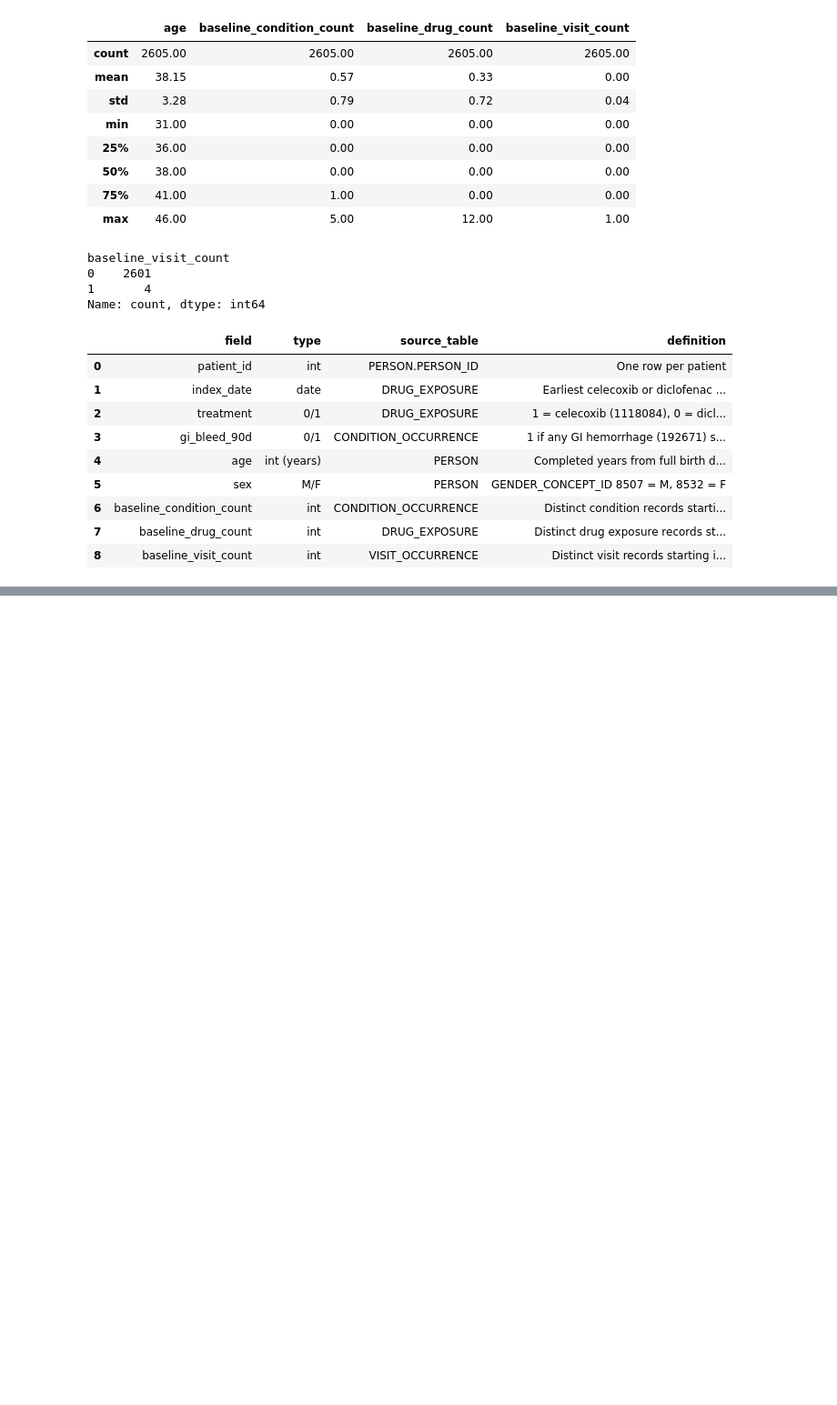
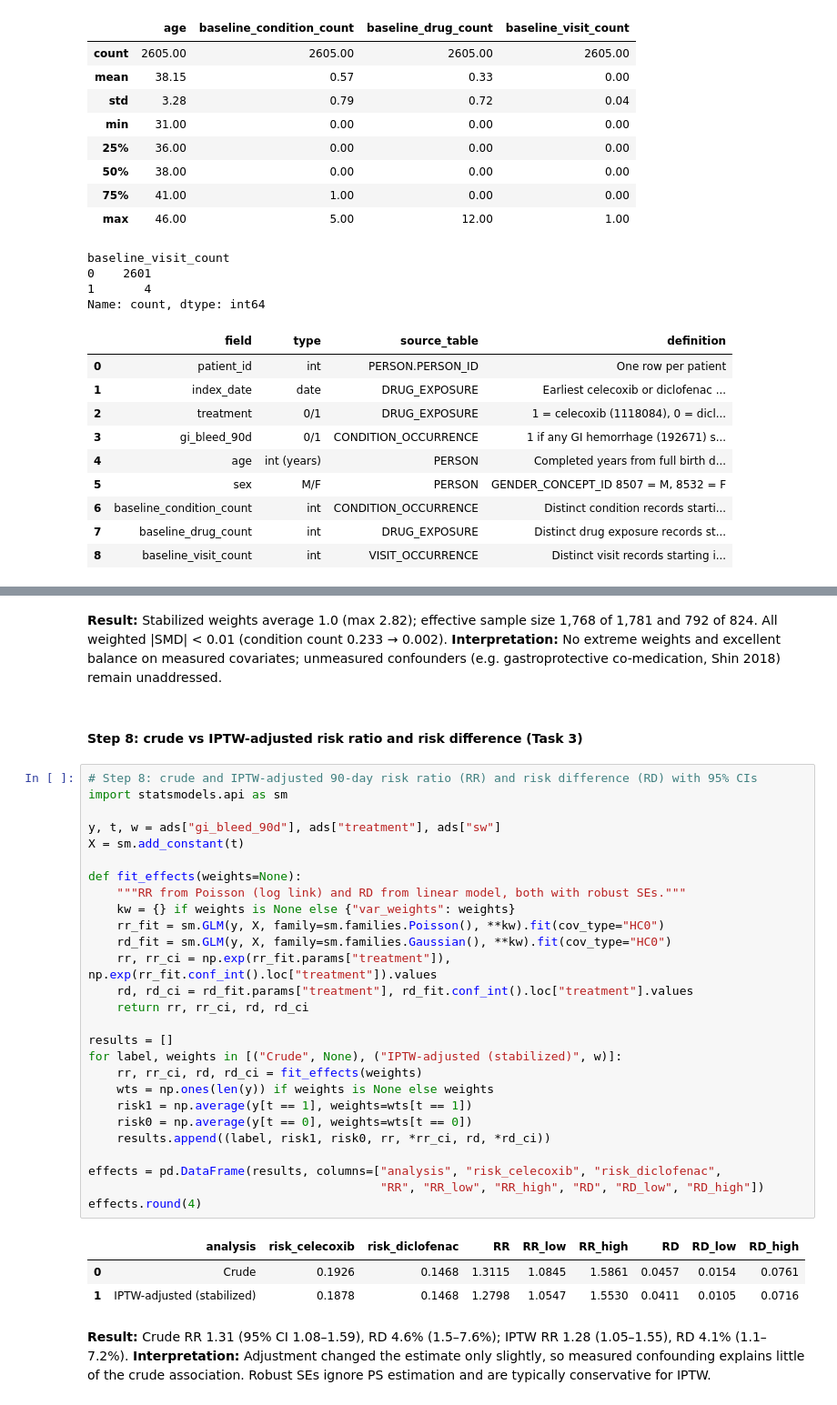
Before and after one commit to mehal-gosalia/gibleed-causal-inference, a Jupyter notebook: gibleed_analysis.ipynb, the cells around one changed output, grey strips where cells are left out. Shown at 91% size. Cells and saved outputs as stored; diff of their text form; blank space fills up the shorter version.

```diff
--- a/gibleed_analysis.ipynb
+++ b/gibleed_analysis.ipynb
@@ -442,0 +593,39 @@ Name: count, dtype: int64
+# %% [markdown]
+**Result:** Stabilized weights average 1.0 (max 2.82); effective sample size 1,768 of 1,781 and 792 of 824. All weighted |SMD| < 0.01 (condition count 0.233 → 0.002).
+**Interpretation:** No extreme weights and excellent balance on measured covariates; unmeasured confounders (e.g. gastroprotective co-medication, Shin 2018) remain unaddressed.
+# %% [markdown]
+#### Step 8: crude vs IPTW-adjusted risk ratio and risk difference (Task 3)
+# %%
+# Step 8: crude and IPTW-adjusted 90-day risk ratio (RR) and risk difference (RD) with 95% CIs
+import statsmodels.api as sm
+
+y, t, w = ads["gi_bleed_90d"], ads["treatment"], ads["sw"]
+X = sm.add_constant(t)
+
+def fit_effects(weights=None):
+    """RR from Poisson (log link) and RD from linear model, both with robust SEs."""
+    kw = {} if weights is None else {"var_weights": weights}
+    rr_fit = sm.GLM(y, X, family=sm.families.Poisson(), **kw).fit(cov_type="HC0")
+    rd_fit = sm.GLM(y, X, family=sm.families.Gaussian(), **kw).fit(cov_type="HC0")
+    rr, rr_ci = np.exp(rr_fit.params["treatment"]), np.exp(rr_fit.conf_int().loc["treatment"]).values
+    rd, rd_ci = rd_fit.params["treatment"], rd_fit.conf_int().loc["treatment"].values
+    return rr, rr_ci, rd, rd_ci
+
+results = []
+for label, weights in [("Crude", None), ("IPTW-adjusted (stabilized)", w)]:
+    rr, rr_ci, rd, rd_ci = fit_effects(weights)
+    wts = np.ones(len(y)) if weights is None else weights
+    risk1 = np.average(y[t == 1], weights=wts[t == 1])
+    risk0 = np.average(y[t == 0], weights=wts[t == 0])
+    results.append((label, risk1, risk0, rr, *rr_ci, rd, *rd_ci))
+
+effects = pd.DataFrame(results, columns=["analysis", "risk_celecoxib", "risk_diclofenac",
+                                         "RR", "RR_low", "RR_high", "RD", "RD_low", "RD_high"])
+effects.round(4)
+# %% [output]
+|  | analysis | risk_celecoxib | risk_diclofenac | RR | RR_low | RR_high | RD | RD_low | RD_high |
+| 0 | Crude | 0.1926 | 0.1468 | 1.3115 | 1.0845 | 1.5861 | 0.0457 | 0.0154 | 0.0761 |
+| 1 | IPTW-adjusted (stabilized) | 0.1878 | 0.1468 | 1.2798 | 1.0547 | 1.5530 | 0.0411 | 0.0105 | 0.0716 |
+# %% [markdown]
+**Result:** Crude RR 1.31 (95% CI 1.08–1.59), RD 4.6% (1.5–7.6%); IPTW RR 1.28 (1.05–1.55), RD 4.1% (1.1–7.2%).
+**Interpretation:** Adjustment changed the estimate only slightly, so measured confounding explains little of the crude association. Robust SEs ignore PS estimation and are typically conservative for IPTW.
```
Also changed, not shown: parts of 16 cells of this notebook, 1 other file.
